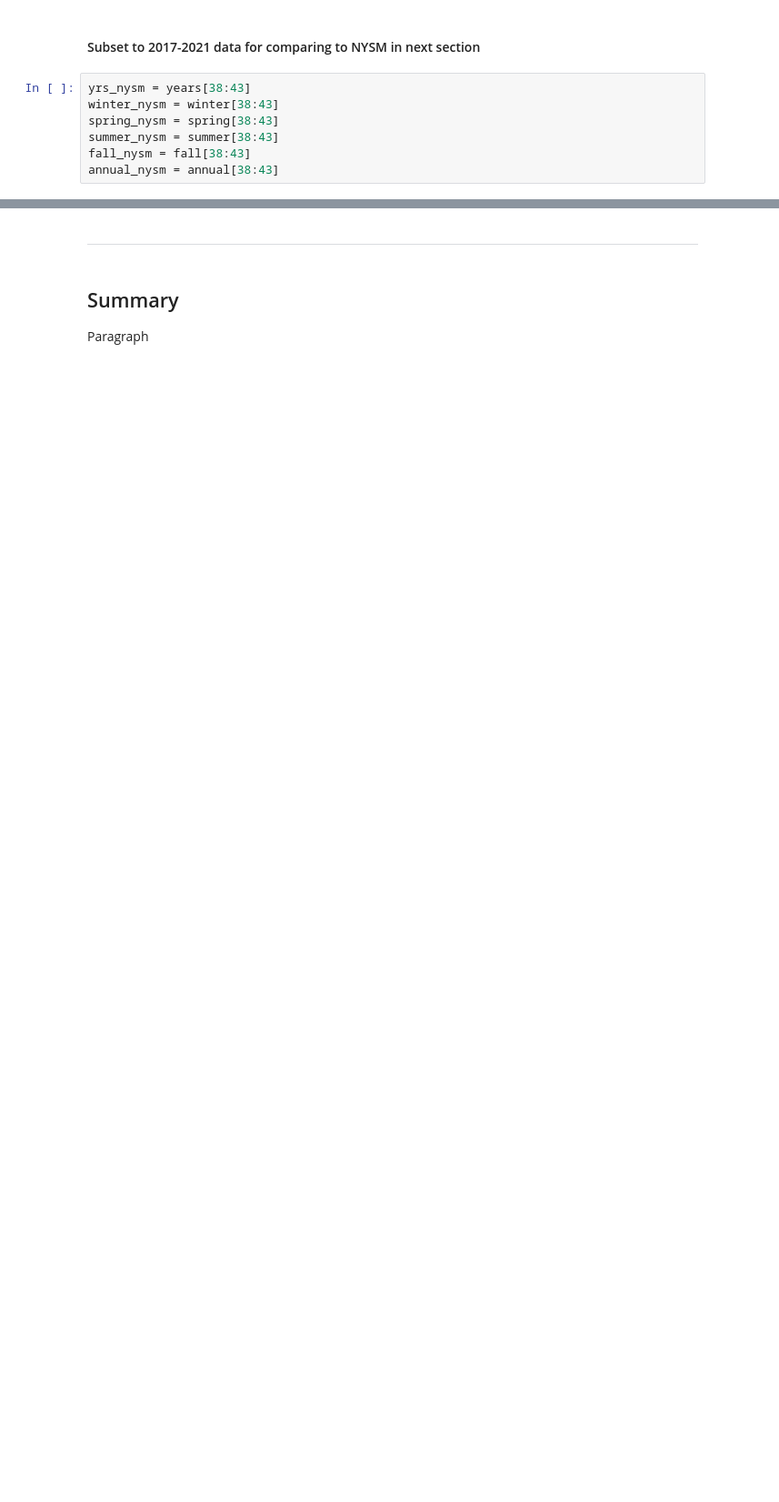
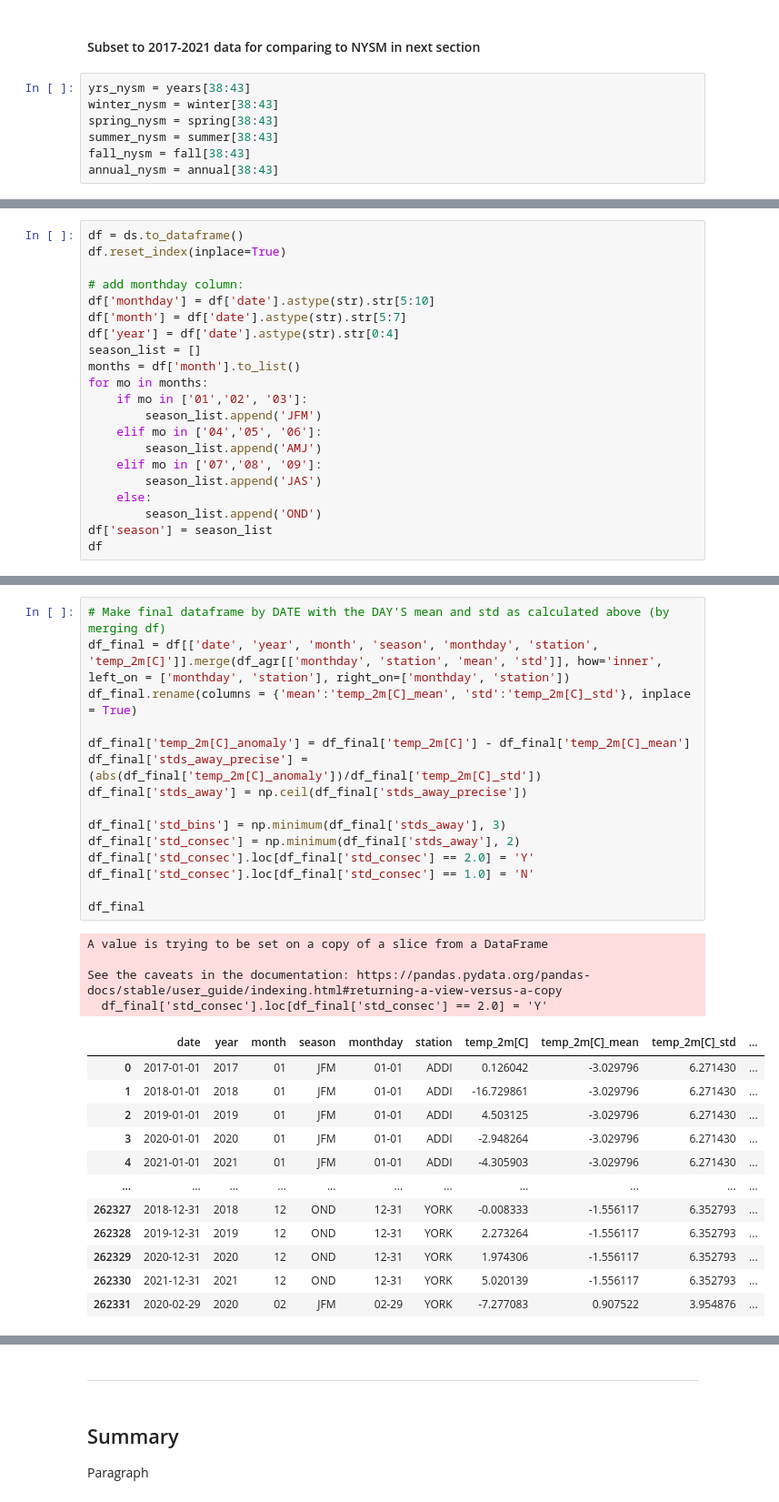
Before and after one commit to cgsutter/ATM622-General-Circulation, a Jupyter notebook: AA_NYSM.ipynb, the cells around one changed output, grey strips where cells are left out. Shown: that part at 91% size. Drawn from its saved outputs; the diff is of its cells as text; blank space fills up the shorter version.

```diff
--- a/AA_NYSM.ipynb
+++ b/AA_NYSM.ipynb
@@ -523,0 +711,21 @@ annual_nysm = annual[38:43]
+# %%
+df = ds.to_dataframe()
+df.reset_index(inplace=True)
+
+# add monthday column:
+df['monthday'] = df['date'].astype(str).str[5:10]
+df['month'] = df['date'].astype(str).str[5:7]
+df['year'] = df['date'].astype(str).str[0:4]
+season_list = []
+months = df['month'].to_list()
+for mo in months:
+    if mo in ['01','02', '03']:
+        season_list.append('JFM')
+    elif mo in ['04','05', '06']:
+        season_list.append('AMJ')
+    elif mo in ['07','08', '09']:
+        season_list.append('JAS')
+    else:
+        season_list.append('OND')
+df['season'] = season_list
+df
@@ -523,0 +805,32 @@ annual_nysm = annual[38:43]
+# %%
+# Make final dataframe by DATE with the DAY'S mean and std as calculated above (by merging df)
+df_final = df[['date', 'year', 'month', 'season', 'monthday', 'station', 'temp_2m[C]']].merge(df_agr[['monthday', 'station', 'mean', 'std']], how='inner', left_on = ['monthday', 'station'], right_on=['monthday', 'station'])
+df_final.rename(columns = {'mean':'temp_2m[C]_mean', 'std':'temp_2m[C]_std'}, inplace = True)
+
+df_final['temp_2m[C]_anomaly'] = df_final['temp_2m[C]'] - df_final['temp_2m[C]_mean']
+df_final['stds_away_precise'] = (abs(df_final['temp_2m[C]_anomaly'])/df_final['temp_2m[C]_std'])
+df_final['stds_away'] = np.ceil(df_final['stds_away_precise'])
+
+df_final['std_bins'] = np.minimum(df_final['stds_away'], 3)
+df_final['std_consec'] = np.minimum(df_final['stds_away'], 2)
+df_final['std_consec'].loc[df_final['std_consec'] == 2.0] = 'Y'
+df_final['std_consec'].loc[df_final['std_consec'] == 1.0] = 'N'
+
+df_final
+# %% [output]
+A value is trying to be set on a copy of a slice from a DataFrame
+
+See the caveats in the documentation: https://pandas.pydata.org/pandas-docs/stable/user_guide/indexing.html#returning-a-view-versus-a-copy
+  df_final['std_consec'].loc[df_final['std_consec'] == 2.0] = 'Y'
+|  | date | year | month | season | monthday | station | temp_2m[C] | temp_2m[C]_mean | temp_2m[C]_std | ... |
+| 0 | 2017-01-01 | 2017 | 01 | JFM | 01-01 | ADDI | 0.126042 | -3.029796 | 6.271430 | ... |
+| 1 | 2018-01-01 | 2018 | 01 | JFM | 01-01 | ADDI | -16.729861 | -3.029796 | 6.271430 | ... |
+| 2 | 2019-01-01 | 2019 | 01 | JFM | 01-01 | ADDI | 4.503125 | -3.029796 | 6.271430 | ... |
+| 3 | 2020-01-01 | 2020 | 01 | JFM | 01-01 | ADDI | -2.948264 | -3.029796 | 6.271430 | ... |
+| 4 | 2021-01-01 | 2021 | 01 | JFM | 01-01 | ADDI | -4.305903 | -3.029796 | 6.271430 | ... |
+| ... | ... | ... | ... | ... | ... | ... | ... | ... | ... | ... |
+| 262327 | 2018-12-31 | 2018 | 12 | OND | 12-31 | YORK | -0.008333 | -1.556117 | 6.352793 | ... |
+| 262328 | 2019-12-31 | 2019 | 12 | OND | 12-31 | YORK | 2.273264 | -1.556117 | 6.352793 | ... |
+| 262329 | 2020-12-31 | 2020 | 12 | OND | 12-31 | YORK | 1.974306 | -1.556117 | 6.352793 | ... |
+| 262330 | 2021-12-31 | 2021 | 12 | OND | 12-31 | YORK | 5.020139 | -1.556117 | 6.352793 | ... |
+| 262331 | 2020-02-29 | 2020 | 02 | JFM | 02-29 | YORK | -7.277083 | 0.907522 | 3.954876 | ... |
```
Also changed, not shown: parts of 54 cells of this notebook, 2 other files.
